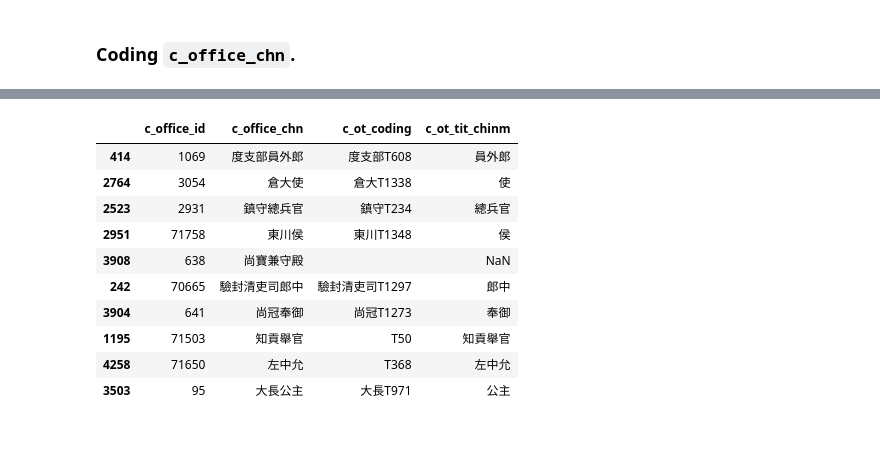
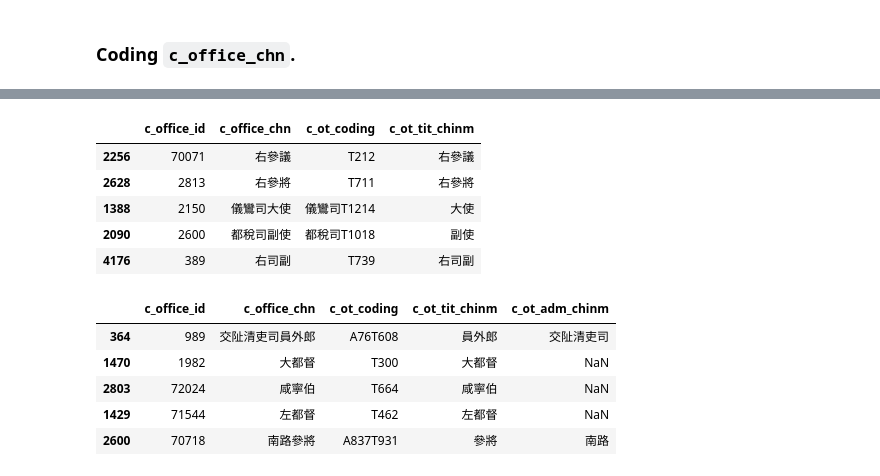
Before and after one commit to cbdb-project/CBDB_Laxmi, a Jupyter notebook: ming_office_title/script/office_title_coding.ipynb, the cells around one changed output, grey strips where cells are left out. Saved outputs shown, nothing was run; the diff lists cells and outputs as text; code cells hidden in the pictures; blank space fills up the shorter version.

```diff
--- a/ming_office_title/script/office_title_coding.ipynb
+++ b/ming_office_title/script/office_title_coding.ipynb
@@ -50,36 +54,41 @@ df_tit.sample(3)
+# %%
+df_office_ming_drop_col['c_ot_coding']=df_office_ming_drop_col['c_office_chn']
 # %%
 # Replace titles (only one title in an office title string).
-df_office_ming_drop_col['c_ot_coding']=''
 for ming_ot_index in tqdm(df_office_ming_drop_col.index):
-    ming_ot = df_office_ming_drop_col.loc[ming_ot_index, 'c_office_chn']
+    ming_ot = df_office_ming_drop_col.loc[ming_ot_index, 'c_ot_coding']
+    ming_ot_done=[]
     for tit_index in df_tit.index:
         tit=df_tit.loc[tit_index, 'c_ot_tit_chinm']
-        if ming_ot.endswith(tit):
+        if ming_ot.endswith(tit) and ming_ot not in ming_ot_done:
             df_office_ming_drop_col.loc[ming_ot_index, 'c_ot_tit_chinm']=tit
             df_office_ming_drop_col.loc[ming_ot_index, 'c_ot_coding']=ming_ot.replace(tit, 'T'+str(tit_index))
+            ming_ot_done.append(ming_ot)
+df_office_ming_drop_col.sample(5)
+# %% [output]
+|  | c_office_id | c_office_chn | c_ot_coding | c_ot_tit_chinm |
+| 2256 | 70071 | 右參議 | T212 | 右參議 |
+| 2628 | 2813 | 右參將 | T711 | 右參將 |
+| 1388 | 2150 | 儀鸞司大使 | 儀鸞司T1214 | 大使 |
+| 2090 | 2600 | 都稅司副使 | 都稅司T1018 | 副使 |
+| 4176 | 389 | 右司副 | T739 | 右司副 |
-# %%
-df_office_ming_drop_col.sample(10)
-# %% [output]
-|  | c_office_id | c_office_chn | c_ot_coding | c_ot_tit_chinm |
-| 414 | 1069 | 度支部員外郎 | 度支部T608 | 員外郎 |
-| 2764 | 3054 | 倉大使 | 倉大T1338 | 使 |
-| 2523 | 2931 | 鎮守總兵官 | 鎮守T234 | 總兵官 |
-| 2951 | 71758 | 東川侯 | 東川T1348 | 侯 |
-| 3908 | 638 | 尚寶兼守殿 |  | NaN |
-| 242 | 70665 | 驗封清吏司郎中 | 驗封清吏司T1297 | 郎中 |
-| 3904 | 641 | 尚冠奉御 | 尚冠T1273 | 奉御 |
-| 1195 | 71503 | 知貢舉官 | T50 | 知貢舉官 |
-| 4258 | 71650 | 左中允 | T368 | 左中允 |
-| 3503 | 95 | 大長公主 | 大長T971 | 公主 |
 # %%
 # Replace admin units (can be multiple units in an office title string).
 for ming_ot_index in tqdm(df_office_ming_drop_col.index):
     adm_list=[]
     for adm_index in df_adm.index:
         adm=df_adm.loc[adm_index, 'c_ot_adm_chinm']
         c_ot_coding = df_office_ming_drop_col.loc[ming_ot_index, 'c_ot_coding']
         if adm in c_ot_coding:
             adm_list.append(adm)
             df_office_ming_drop_col.loc[ming_ot_index, 'c_ot_coding']=c_ot_coding.replace(adm, 'A'+str(adm_index))
     if adm_list!=[]:
         df_office_ming_drop_col.loc[ming_ot_index, 'c_ot_adm_chinm']='#'.join(adm_list)
+df_office_ming_drop_col.sample(5)
+# %% [output]
+|  | c_office_id | c_office_chn | c_ot_coding | c_ot_tit_chinm | c_ot_adm_chinm |
+| 364 | 989 | 交阯清吏司員外郎 | A76T608 | 員外郎 | 交阯清吏司 |
+| 1470 | 1982 | 大都督 | T300 | 大都督 | NaN |
+| 2803 | 72024 | 咸寧伯 | T664 | 咸寧伯 | NaN |
+| 1429 | 71544 | 左都督 | T462 | 左都督 | NaN |
+| 2600 | 70718 | 南路參將 | A837T931 | 參將 | 南路 |
```
Also changed, not shown: parts of 4 cells of this notebook, 5 other files.
